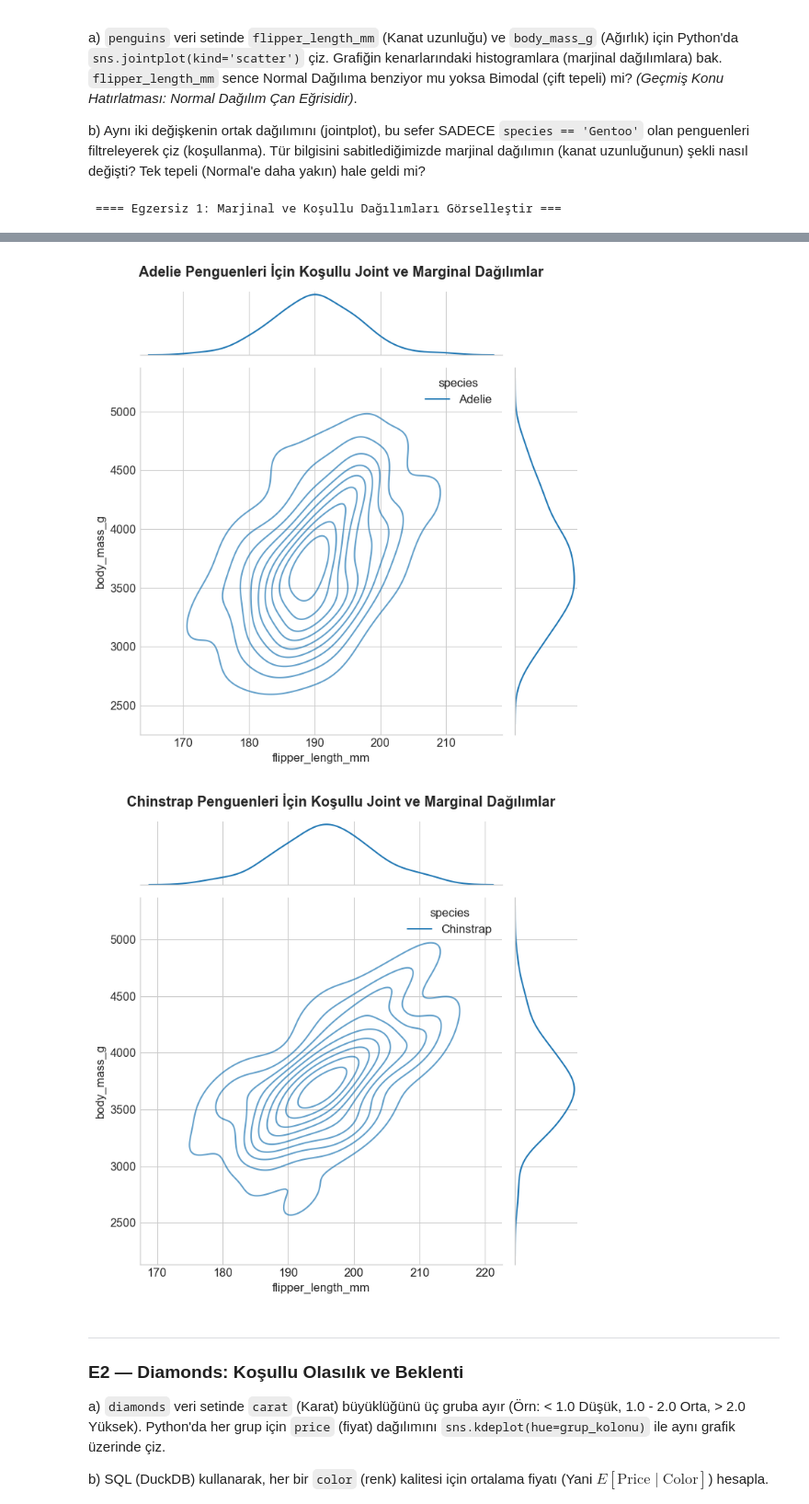
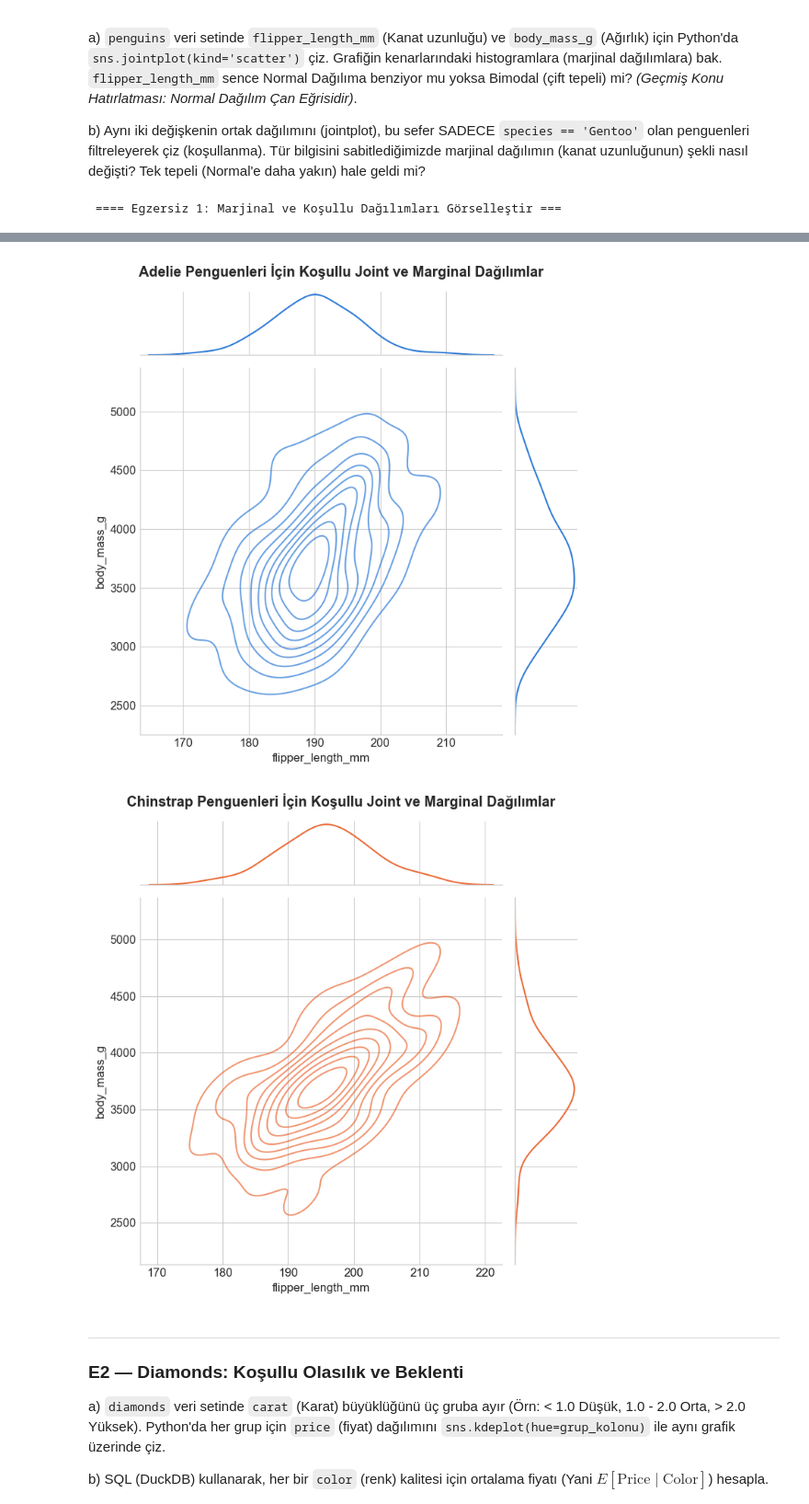
Before and after one commit to MelihKotman/DS-Mastery-Journey, a Jupyter notebook: probability-lab/04_joint_distributions/joint_marginal_conditional.ipynb, the cells around one changed output, grey strips where cells are left out. Shown at 92% size. Drawn from its saved outputs; the diff is of its cells as text; code cells hidden in the pictures.

```diff
--- a/probability-lab/04_joint_distributions/joint_marginal_conditional.ipynb
+++ b/probability-lab/04_joint_distributions/joint_marginal_conditional.ipynb
@@ -438,56 +468,32 @@ b) Aynı iki değişkenin ortak dağılımını (jointplot), bu sefer SADECE `sp
 print("\n ==== Egzersiz 1: Marjinal ve Koşullu Dağılımları Görselleştir ===")
 
 g = sns.jointplot(
-    data = penguins,
-    x = "flipper_length_mm",
-    y = "body_mass_g",
-    kind = "scatter"
+    data=penguins,
+    x="flipper_length_mm",
+    y="body_mass_g",
+    kind="scatter"
 )
-
-g.fig.suptitle('Ortak (Hexbin) ve Marjinal (Histogram) Dağılımlar', y=1.03, fontweight='bold')
+g.fig.suptitle('Ortak (Scatter) ve Marjinal (Histogram) Dağılımlar', y=1.03, fontweight='bold')
 plt.show()
 
 gentoo_penguins = penguins[penguins['species'] == 'Gentoo']
 adelie_penguins = penguins[penguins['species'] == 'Adelie']
 chinstrap_penguins = penguins[penguins['species'] == 'Chinstrap']
 
-g2 = sns.jointplot(
-    data = penguins,
-    x = "flipper_length_mm",
-    y = "body_mass_g",
-    hue = gentoo_penguins['species'],
-    kind = "kde",
-    height = 7,
-    alpha = 0.7
-)
 
-g2.fig.suptitle('Gentoo Penguenleri İçin Koşullu Joint ve Marginal Dağılımlar', y=1.03, fontweight='bold')
-plt.show()
-
-g3 = sns.jointplot(
-    data = penguins,
-    x = "flipper_length_mm",
-    y = "body_mass_g",
-    hue = adelie_penguins['species'],
-    kind = "kde",
-    height = 7,
-    alpha = 0.7
-)
-
-g3.fig.suptitle('Adelie Penguenleri İçin Koşullu Joint ve Marginal Dağılımlar', y=1.03, fontweight='bold')
-plt.show()
-
-g4 = sns.jointplot(
-    data = penguins,
-    x = "flipper_length_mm",
-    y = "body_mass_g",
-    hue = chinstrap_penguins['species'],
-    kind = "kde",
-    height = 7,
-    alpha = 0.7
-)
-g4.fig.suptitle('Chinstrap Penguenleri İçin Koşullu Joint ve Marginal Dağılımlar', y=1.03, fontweight='bold')
-plt.show()
+species_colors = {'Gentoo': '#1baf7a', 'Adelie': '#2a78d6', 'Chinstrap': '#eb6834'}
+for name, subset in [('Gentoo', gentoo_penguins), ('Adelie', adelie_penguins), ('Chinstrap', chinstrap_penguins)]:
+    g_species = sns.jointplot(
+        data=subset,
+        x="flipper_length_mm",
+        y="body_mass_g",
+        kind="kde",
+        height=7,
+        alpha=0.7,
+        color=species_colors[name]
+    )
+    g_species.fig.suptitle(f'{name} Penguenleri İçin Koşullu Joint ve Marginal Dağılımlar', y=1.03, fontweight='bold')
+    plt.show()
 # %% [output]
  ==== Egzersiz 1: Marjinal ve Koşullu Dağılımları Görselleştir ===
 [figure]
@@ -495,5 +501,5 @@ plt.show()
-[figure, old version]
+[figure, new version]
-[figure, old version]
+[figure, new version]
 # %% [markdown]
 ---
 ### E2 — Diamonds: Koşullu Olasılık ve Beklenti
```
Also changed, not shown: parts of 8 cells of this notebook, 1 other file.
